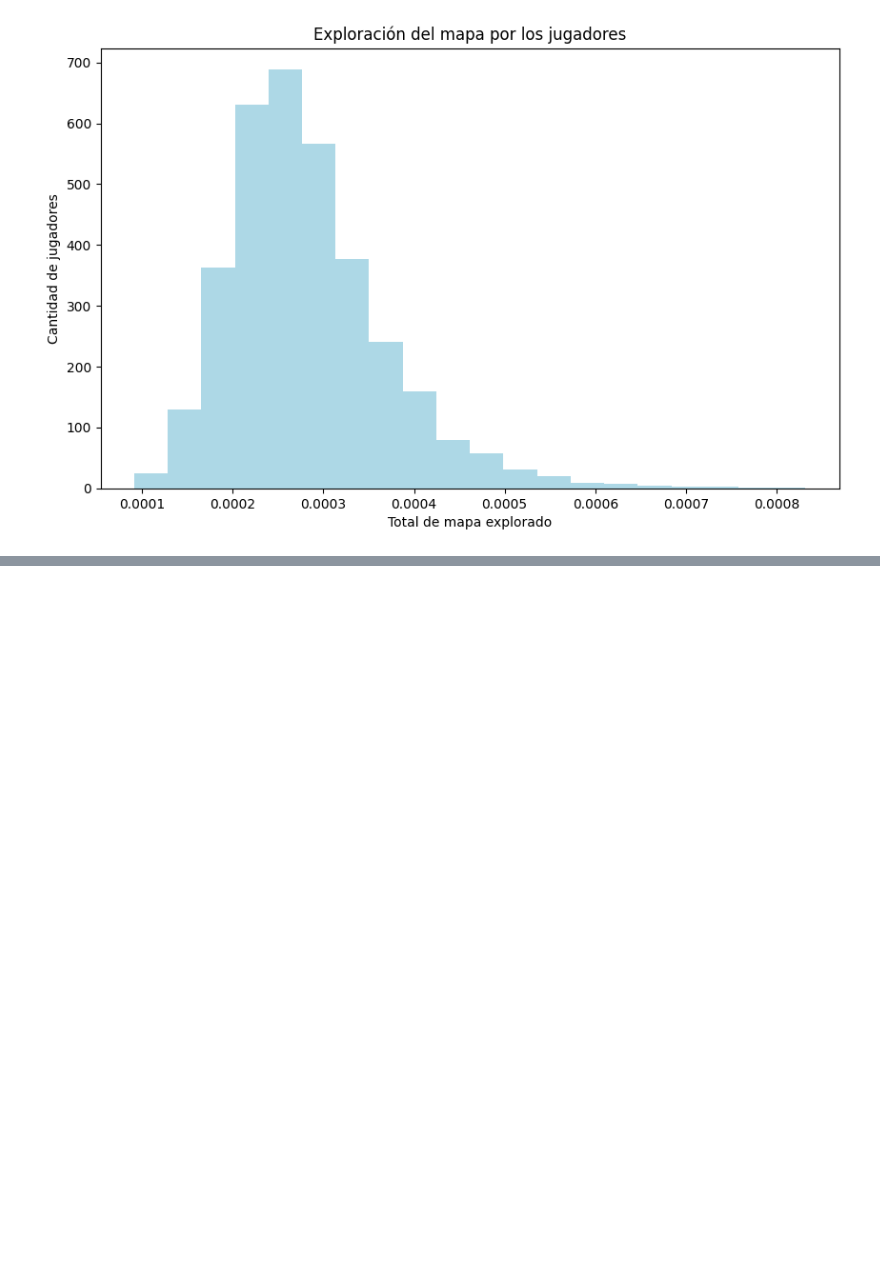
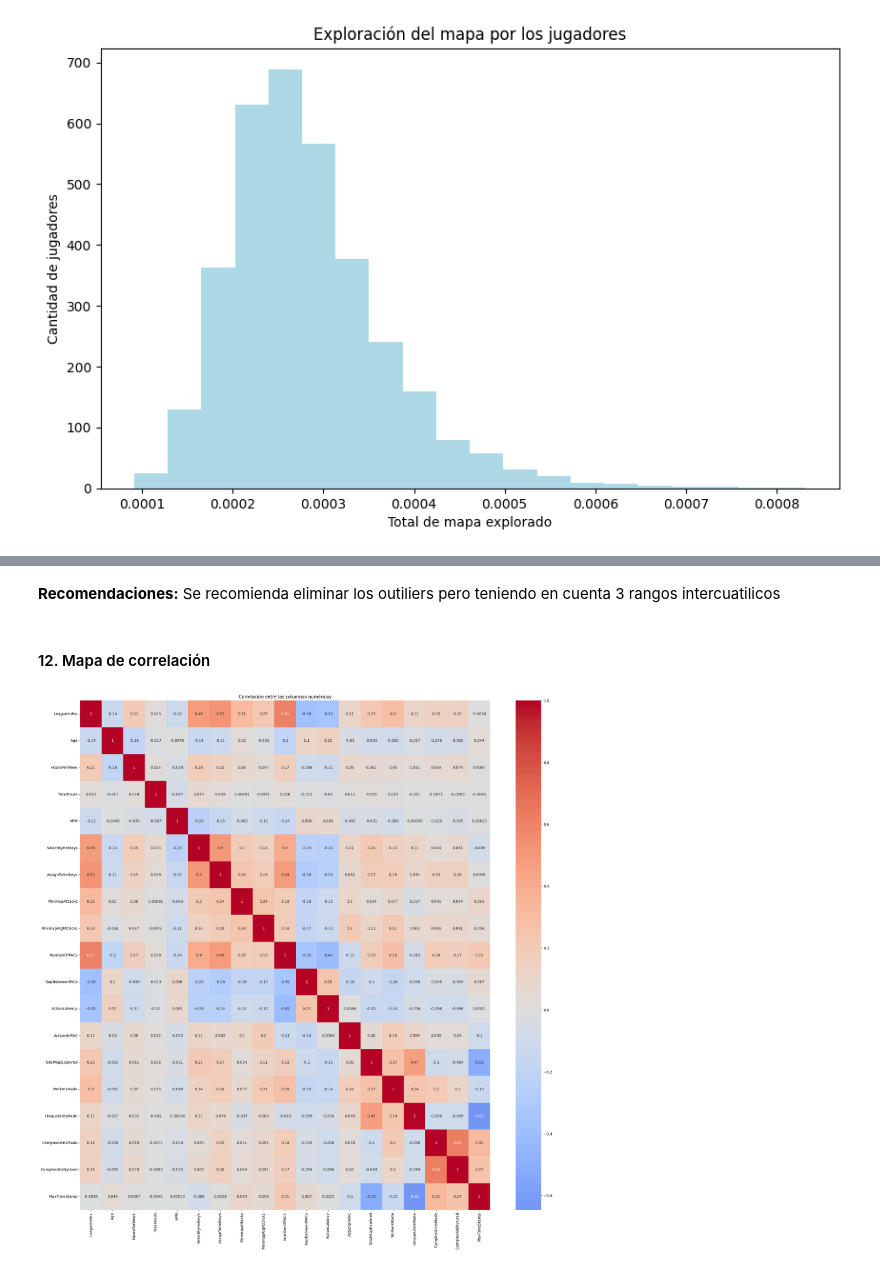
Before and after one commit to Nandocho8/Mineria, a Jupyter notebook: StarCraft.ipynb, the cells around one changed output, grey strips where cells are left out. Drawn from its saved outputs; the diff is of its cells as text; code cells hidden in the pictures; blank space fills up the shorter version.

```diff
--- a/StarCraft.ipynb
+++ b/StarCraft.ipynb
@@ -405,0 +527,13 @@ plt.show()
+# %% [markdown]
+**Recomendaciones:** Se recomienda eliminar los outiliers pero teniendo en cuenta 3 rangos intercuatilicos
+# %% [markdown]
+#### 12. Mapa de correlación
+# %%
+# realizar un grafico de correlacion de las columnas numericas
+df_corr = df.drop(['GameID'], axis = 1)
+plt.figure(figsize=(25, 25))
+sb.heatmap(df_corr.corr(), annot=True, cmap='coolwarm', center=0)
+plt.title('Correlación entre las columnas numéricas')
+plt.show()
+# %% [output]
+[figure, added]
```
Also changed, not shown: parts of 57 cells of this notebook.
